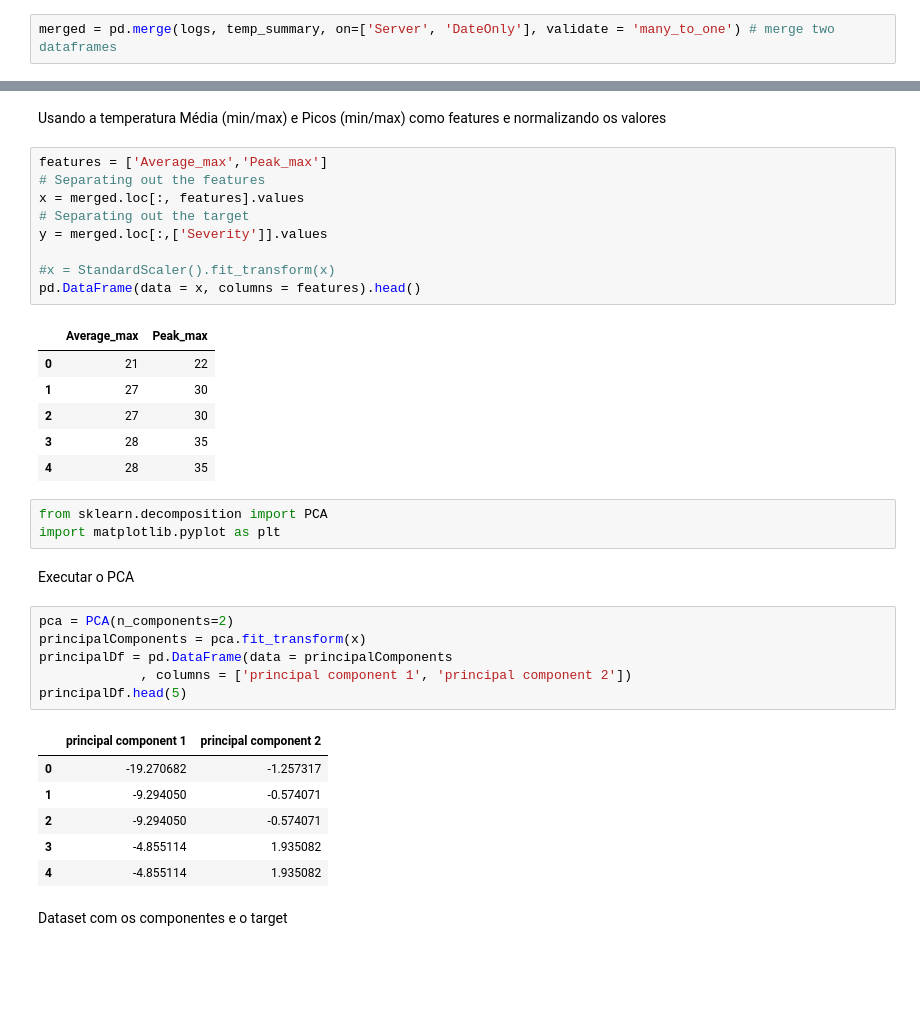
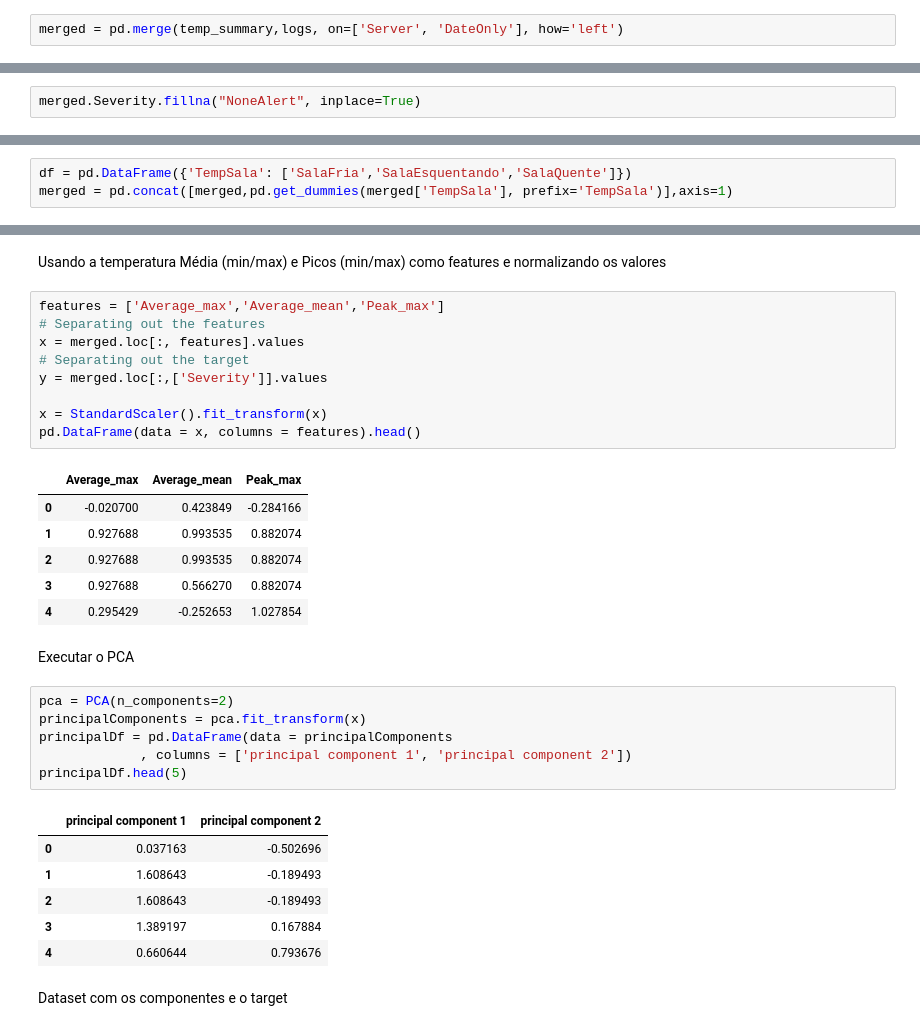
Before and after one commit to RomulosDS/TCC, a Jupyter notebook: tcc.ipynb, the cells around one changed output, grey strips where cells are left out. Cells and saved outputs as stored; diff of their text form; blank space fills up the shorter version.

```diff
--- a/tcc.ipynb
+++ b/tcc.ipynb
@@ -119,2 +134,2 @@ Combina as duas bases em uma só usando como índice o nome do servidor e o dia.
 # %%
-merged = pd.merge(logs, temp_summary, on=['Server', 'DateOnly'], validate = 'many_to_one') # merge two dataframes
+merged = pd.merge(temp_summary,logs, on=['Server', 'DateOnly'], how='left')
@@ -121,3 +138,5 @@ merged = pd.merge(logs, temp_summary, on=['Server', 'DateOnly'], validate = 'man
+# %%
+merged.Severity.fillna("NoneAlert", inplace=True)
 # %% [markdown]
 Adiciona o atributo categórico <code>TempSala</code> que indica se a sala de servidores estava quente, esquentando ou fria.
 # %%
@@ -158,3 +183,6 @@ merged = pd.concat([merged,pd.get_dummies(merged['Severity'], prefix='Severity')
+# %%
+df = pd.DataFrame({'TempSala': ['SalaFria','SalaEsquentando','SalaQuente']})
+merged = pd.concat([merged,pd.get_dummies(merged['TempSala'], prefix='TempSala')],axis=1)
 # %% [markdown]
 Uma amostra dos novos atributos.
 # %%
@@ -195,24 +255,21 @@ TempSala = sns.countplot(merged['TempSala'])
 # %% [markdown]
 Usando a temperatura Média (min/max) e Picos (min/max) como features e normalizando os valores
 # %%
-features = ['Average_max','Peak_max']
+features = ['Average_max','Average_mean','Peak_max']
 # Separating out the features
 x = merged.loc[:, features].values
 # Separating out the target
 y = merged.loc[:,['Severity']].values
 
-#x = StandardScaler().fit_transform(x)
+x = StandardScaler().fit_transform(x)
 pd.DataFrame(data = x, columns = features).head()
 # %% [output]
-|  | Average_max | Peak_max |
-| 0 | 21 | 22 |
-| 1 | 27 | 30 |
-| 2 | 27 | 30 |
-| 3 | 28 | 35 |
-| 4 | 28 | 35 |
+|  | Average_max | Average_mean | Peak_max |
+| 0 | -0.020700 | 0.423849 | -0.284166 |
+| 1 | 0.927688 | 0.993535 | 0.882074 |
+| 2 | 0.927688 | 0.993535 | 0.882074 |
+| 3 | 0.927688 | 0.566270 | 0.882074 |
+| 4 | 0.295429 | -0.252653 | 1.027854 |
-# %%
-from sklearn.decomposition import PCA
-import matplotlib.pyplot as plt
 # %% [markdown]
 Executar o PCA
 # %%
@@ -223,11 +280,11 @@ principalDf = pd.DataFrame(data = principalComponents
 principalDf.head(5)
 # %% [output]
 |  | principal component 1 | principal component 2 |
-| 0 | -19.270682 | -1.257317 |
-| 1 | -9.294050 | -0.574071 |
-| 2 | -9.294050 | -0.574071 |
-| 3 | -4.855114 | 1.935082 |
-| 4 | -4.855114 | 1.935082 |
+| 0 | 0.037163 | -0.502696 |
+| 1 | 1.608643 | -0.189493 |
+| 2 | 1.608643 | -0.189493 |
+| 3 | 1.389197 | 0.167884 |
+| 4 | 0.660644 | 0.793676 |
 # %% [markdown]
 Dataset com os componentes e o target
 # %%
```
Also changed, not shown: parts of 32 cells of this notebook.
